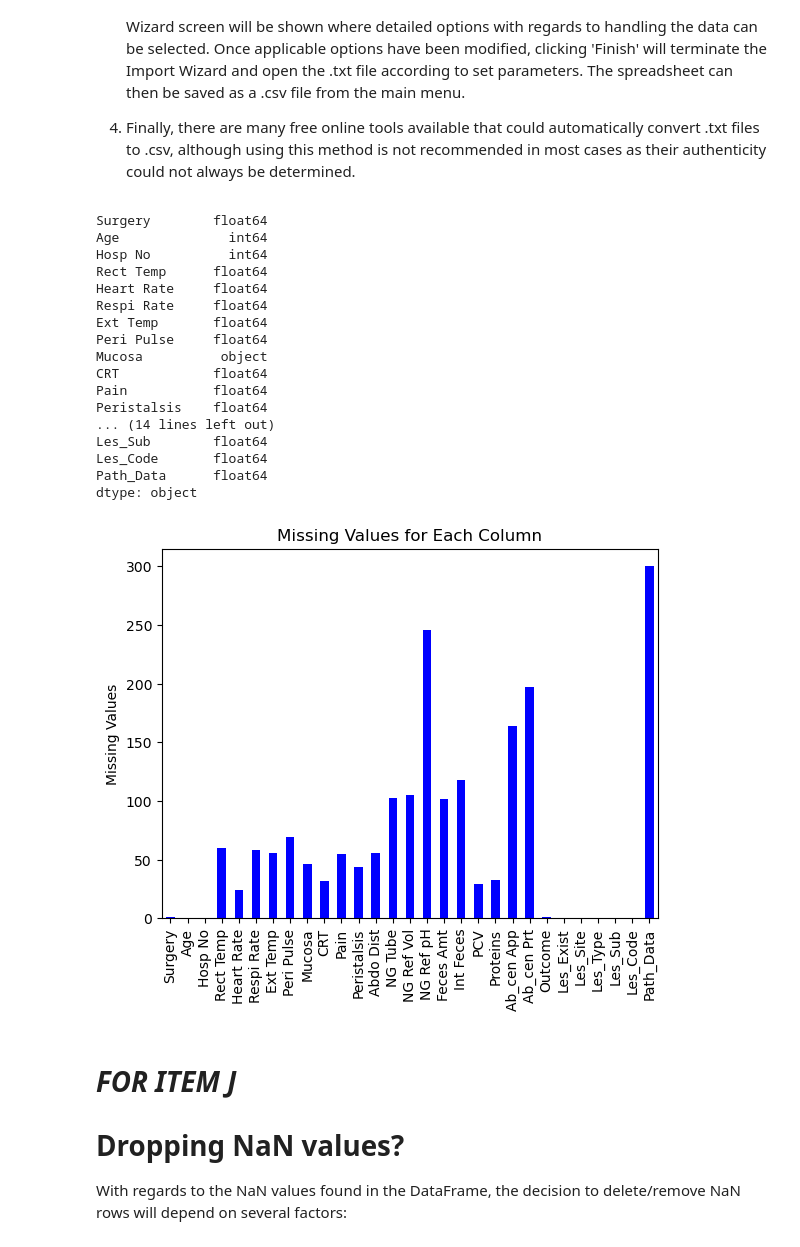
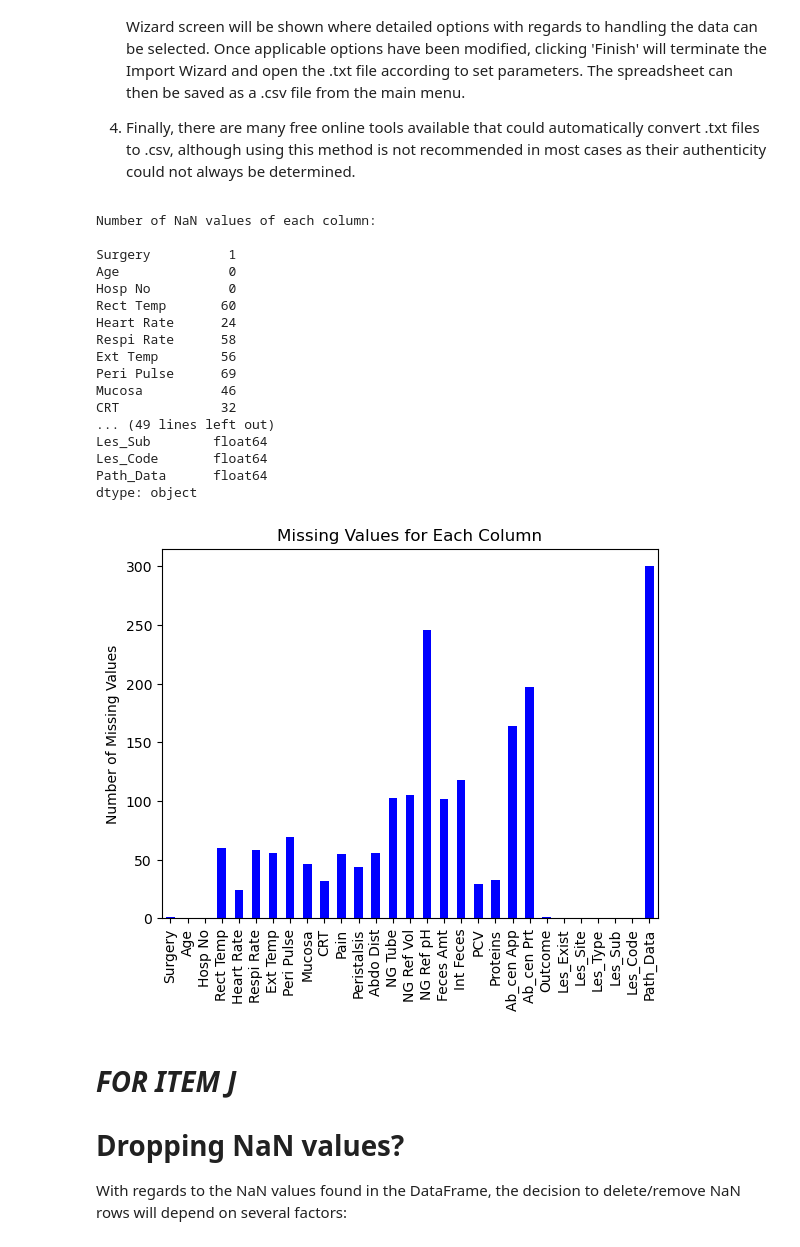
Before and after one commit to aah-41350/data-science, a Jupyter notebook: HIA302_Individual_AZFAR.ipynb, the cells around one changed output. Cells and saved outputs as stored; diff of their text form; code cells hidden in the pictures.

```diff
--- a/HIA302_Individual_AZFAR.ipynb
+++ b/HIA302_Individual_AZFAR.ipynb
@@ -27,51 +27,52 @@ df.to_csv('/Users/azfar/Documents/Academic/IMU/HIA302 Health Data Collection and
          index=False)
 
 # *FOR ITEM E ANG F*
 ## Rename the column headers, then saving the edited Dataframe as new .csv file:
 column_names = ['Surgery','Age','Hosp No','Rect Temp','Heart Rate','Respi Rate','Ext Temp','Peri Pulse',
                 'Mucosa','CRT','Pain','Peristalsis','Abdo Dist','NG Tube','NG Ref Vol','NG Ref pH','Feces Amt',
                 'Int Feces','PCV','Proteins','Ab_cen App','Ab_cen Prt','Outcome','Les_Exist','Les_Site',
                 'Les_Type','Les_Sub','Les_Code','Path_Data']
 
 df = pd.read_csv('/Users/azfar/Documents/Academic/IMU/HIA302 Health Data Collection and Preparation/Assignments/horse-colic-with-NaN.csv',
                  names=column_names)
 df.to_csv('/Users/azfar/Documents/Academic/IMU/HIA302 Health Data Collection and Preparation/Assignments/horse-colic-with-title.csv',
          index=False)
 
 # *FOR ITEM G*
 ## Loading the .csv file and displaying the NaN values:
 dfnan = df.isnull().sum()
+print('Number of NaN values of each column:\n')
+print(dfnan,'\n')
 
 # *FOR ITEM H*
 ## Plotting the NaN values of each column on a bar chart. Matplotlib Pyplot is imported:
-
 dfnan.plot(kind='bar', color='blue')
 plt.title('Missing Values for Each Column')
-plt.ylabel('Missing Values')
+plt.ylabel('Number of Missing Values')
 
 # *FOR ITEM I*
 ## Displaying data types for column values in the Dataset:
-
-df.dtypes
+print('Data types of each column:\n')
+print(df.dtypes,'\n')
 # %% [output]
-Surgery        float64
-Age              int64
-Hosp No          int64
-Rect Temp      float64
-Heart Rate     float64
-Respi Rate     float64
-Ext Temp       float64
-Peri Pulse     float64
-Mucosa          object
-CRT            float64
-Pain           float64
-Peristalsis    float64
-... (14 lines left out)
+Number of NaN values of each column:
+
+Surgery          1
+Age              0
+Hosp No          0
+Rect Temp       60
+Heart Rate      24
+Respi Rate      58
+Ext Temp        56
+Peri Pulse      69
+Mucosa          46
+CRT             32
+... (49 lines left out)
 Les_Sub        float64
 Les_Code       float64
 Path_Data      float64
 dtype: object
-[figure, old version]
+[figure, new version]
 # %% [markdown]
 # *FOR ITEM J*
 # Dropping NaN values?
```
Also changed, not shown: parts of 2 cells of this notebook.
